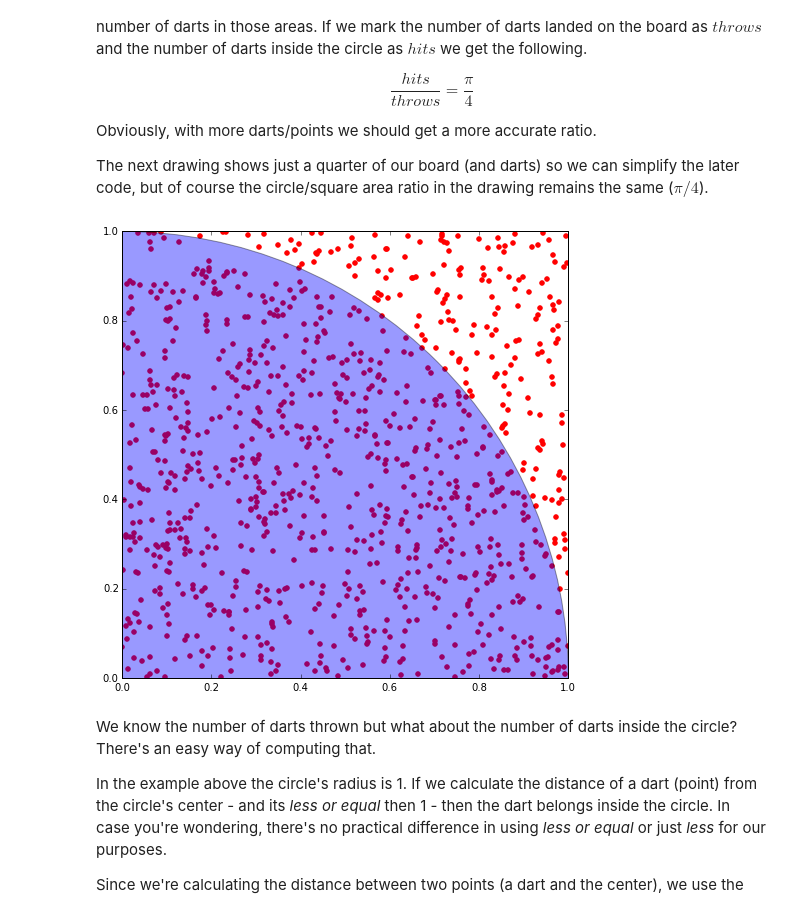
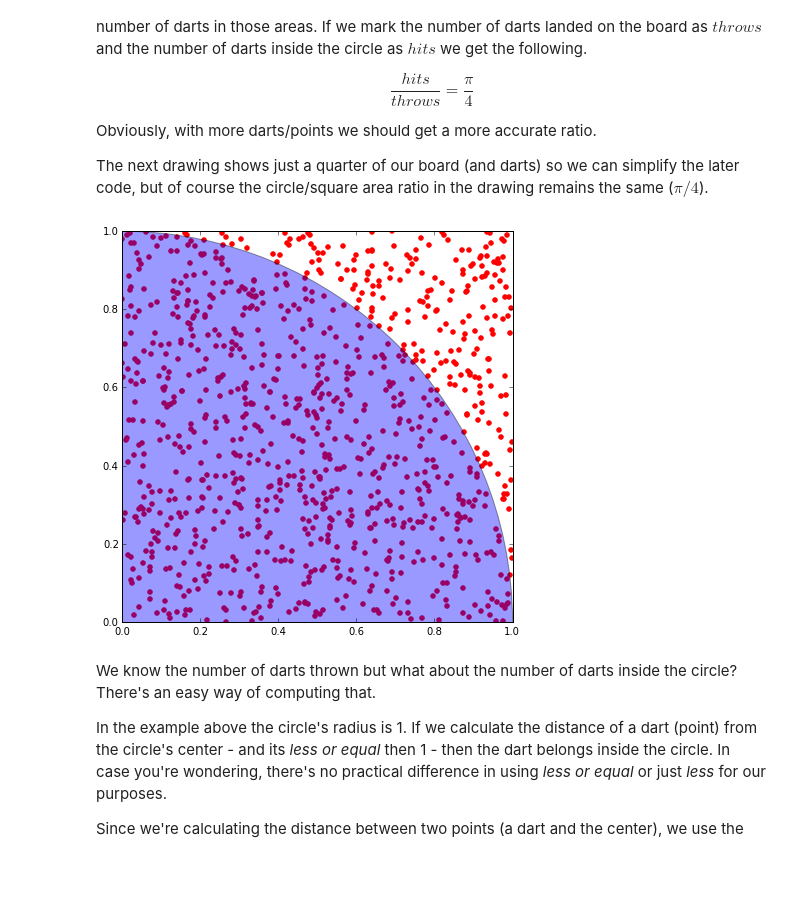
Before and after one commit to emocibob/ipython-notebooks, a Jupyter notebook: notebooks/monte_carlo_pi.ipynb, the cells around one changed output. Cells and saved outputs as stored; diff of their text form; code cells hidden in the pictures; blank space fills up the shorter version.

Commit message:
Minor change in figure sizes.

```diff
--- a/notebooks/monte_carlo_pi.ipynb
+++ b/notebooks/monte_carlo_pi.ipynb
@@ -49,21 +49,21 @@ The next drawing shows just a quarter of our board (and darts) so we can simplif
 # %%
 import numpy as np
 import matplotlib.pyplot as plt
 
 throws = 1000
 ''' x & y coordinates for our darts/points '''
 x = np.random.rand(throws)
 y = np.random.rand(throws)
 
-fig = plt.figure(figsize=(8, 8))
+fig = plt.figure(figsize=(7, 7))
 plt.axis([0, 1, 0, 1])
 ax = fig.add_subplot(111)
 arc = plt.Circle((0, 0), radius=1, alpha=0.4)
 ax.add_patch(arc)
 ax.scatter(x, y, color='r', edgecolor='none') # plot all darts/points
 plt.show()
 # %% [output]
-[figure, old version]
+[figure, new version]
 # %% [markdown]
 We know the number of darts thrown but what about the number of darts inside the circle?
 There's an easy way of computing that.
```
Also changed, not shown: parts of 2 cells of this notebook.
